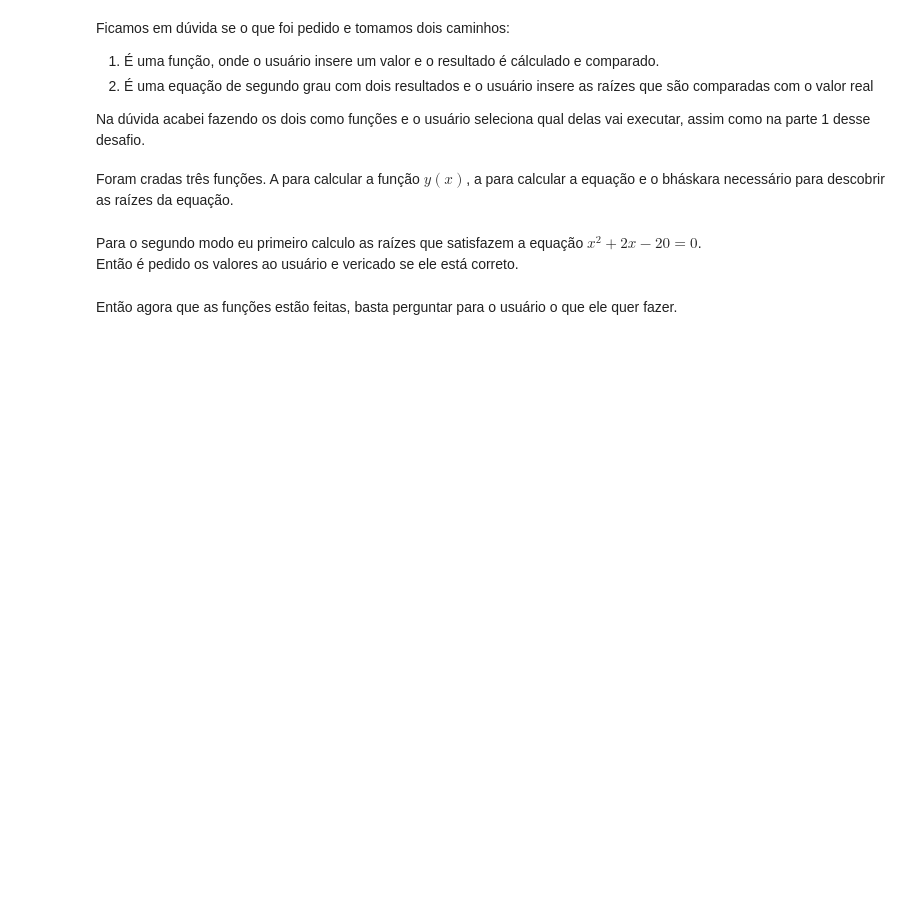
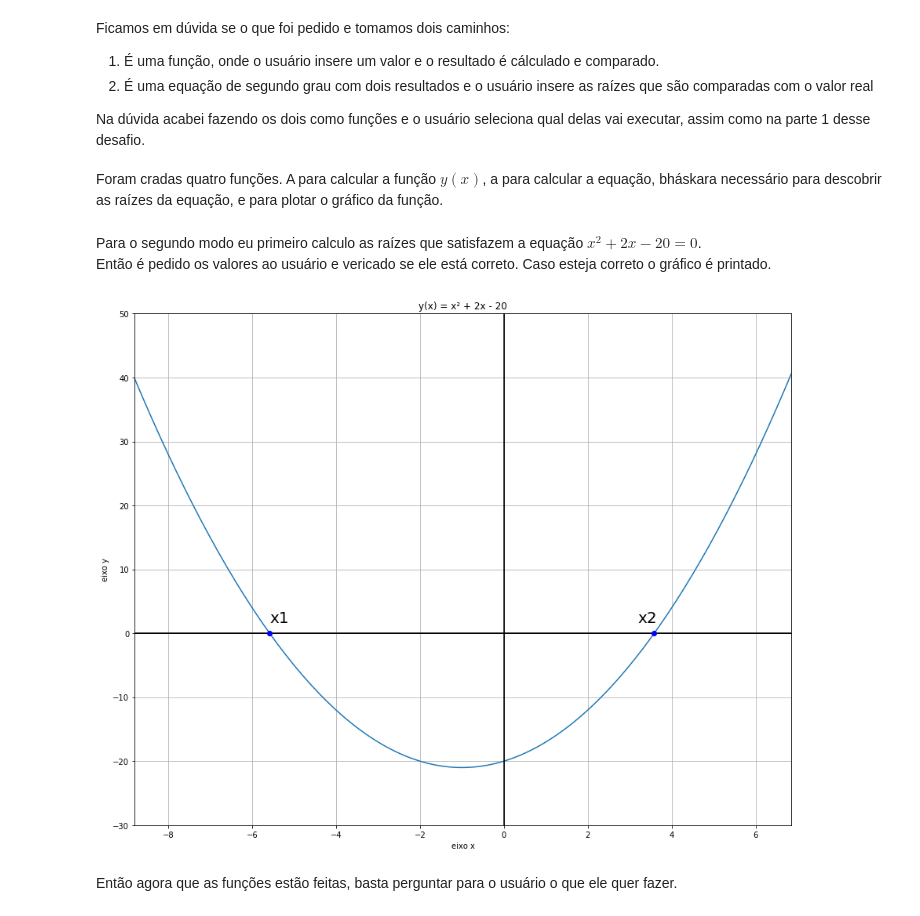
Before and after one commit to Nattel/Python-Jupyter-Notebook, a Jupyter notebook: read.ipynb, the cells around one changed output. Drawn from its saved outputs; the diff is of its cells as text; code cells hidden in the pictures; blank space fills up the shorter version.

```diff
--- a/read.ipynb
+++ b/read.ipynb
@@ -154,7 +154,7 @@ Ficamos em dúvida se o que foi pedido e tomamos dois caminhos: <br>
 </ol>
 Na dúvida acabei fazendo os dois como funções e o usuário seleciona qual delas vai executar, assim como na parte 1 desse desafio.
 # %% [markdown]
-Foram cradas três funções. A para calcular a função $y(x)$, a para calcular a equação e o bháskara necessário para descobrir as raízes da equação.
+Foram cradas quatro funções. A para calcular a função $y(x)$, a para calcular a equação, bháskara necessário para descobrir as raízes da equação, e para plotar o gráfico da função.
 # %%
 def funcao():
     valorx = float(input("Digite o valor desejado: "))
@@ -169,7 +169,7 @@ def funcao():
         print("O resultado é {}".format(resCorrect))
 # %% [markdown]
 Para o segundo modo eu primeiro calculo as raízes que satisfazem a equação $x^2+2x-20 = 0$. <br>
-Então é pedido os valores ao usuário e vericado se ele está correto.
+Então é pedido os valores ao usuário e vericado se ele está correto. Caso esteja correto o gráfico é printado.
 # %%
 def bhaskara(a, b, c):
     import math
@@ -177,6 +177,47 @@ def bhaskara(a, b, c):
     delta = math.sqrt(pow(b,2)- (4*a*c))
 
     return [round(((-b - delta)/2), 3), round((-b + delta)/2, 3)]
+# %%
+
+import numpy as np
+import matplotlib.pyplot as plt
+
+xmin = -8.8
+xmax = 6.85
+ymin = -30
+zmax = 50
+
+x = np.arange(-10, 8, 0.1)
+y = pow(x, 2) + 2*x - 20
+
+plt.figure(figsize=(15, 12))
+
+plt.title("y(x) = x² + 2x - 20")
+
+ax1 = np.arange(-30, 50, 0.1)
+ax2 = 0*ax1
+
+
+plt.plot(x, y)
+plt.plot(ax1, ax2, color='k', marker='_')
+plt.plot(ax2, ax1, color='k', marker='|')
+
+plt.plot(-5.583, 0, 'ob')
+plt.plot(3.583, 0, 'ob')
+plt.text(-5.583, 1.7, 'x1', fontsize='20')
+plt.text(3.183, 1.7, 'x2', fontsize='20')
+
+plt.xlim(xmin, xmax)
+plt.ylim(ymin, ymax)
+
+plt.grid()
+
+plt.xlabel('eixo x')
+plt.ylabel('eixo y')
+
+plt.show()
+# %% [output]
+[figure, added]
 # %%
 def equacao():
 
```
Also changed, not shown: parts of 2 cells of this notebook.
